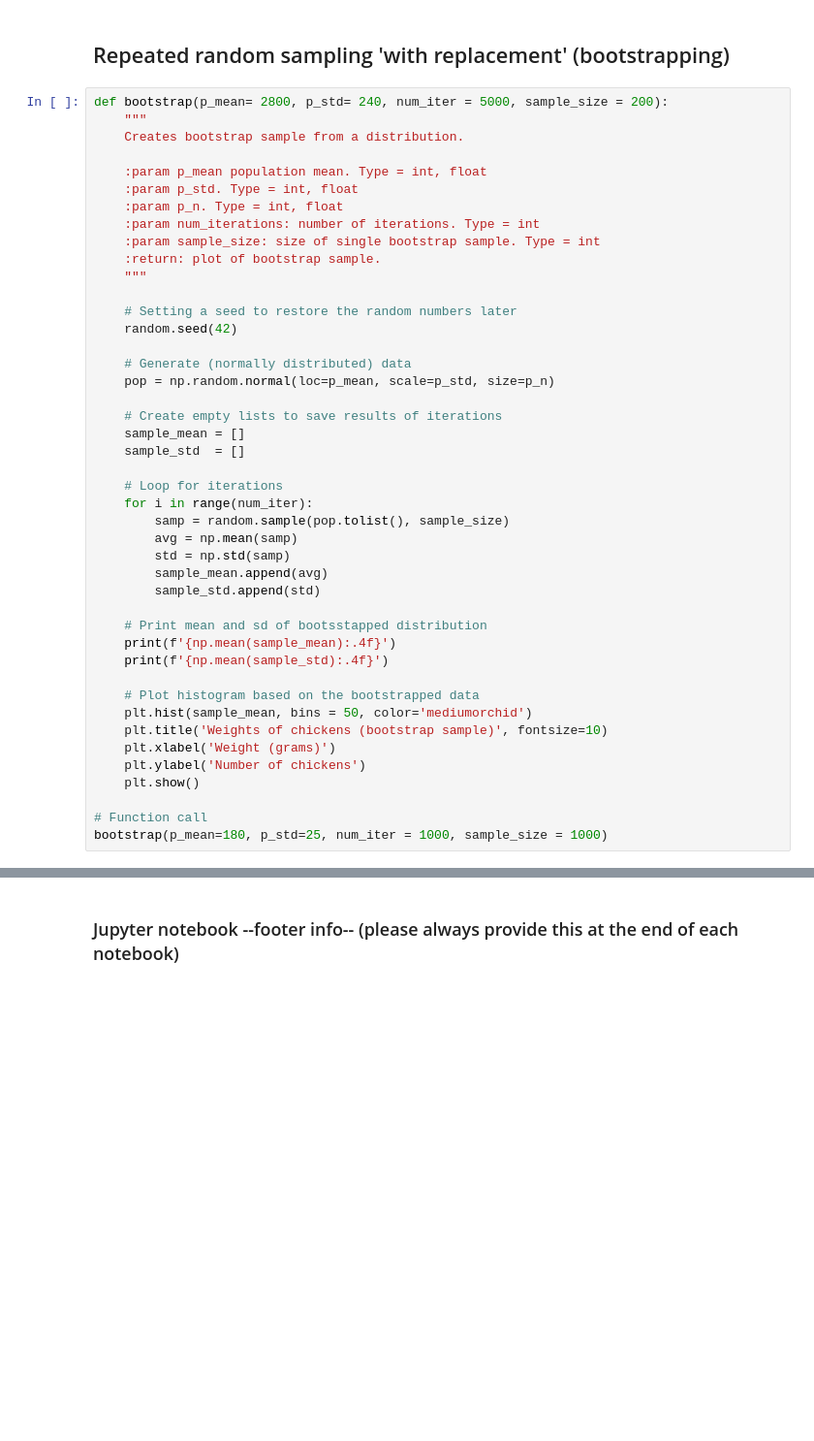
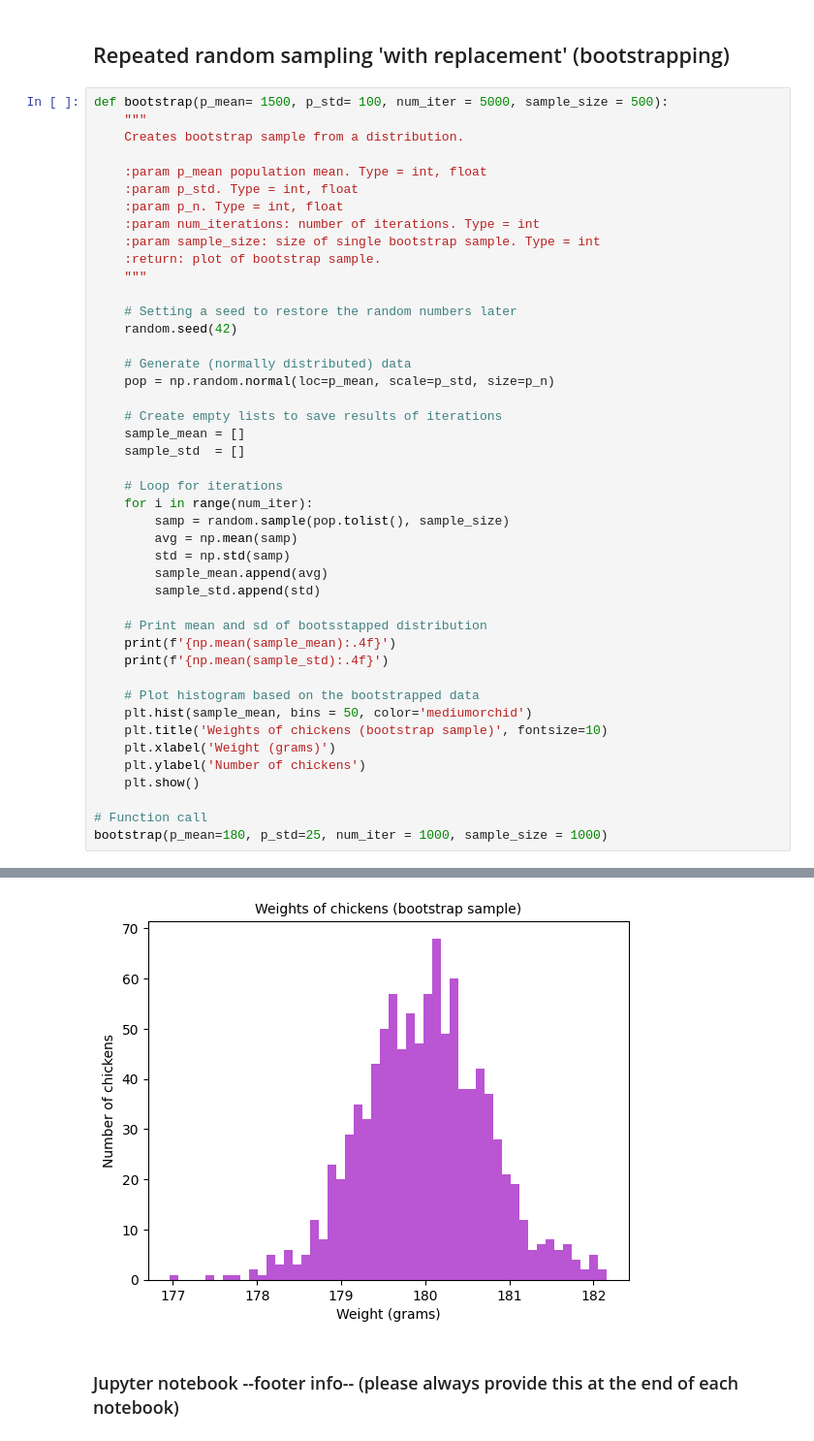
Before and after one commit to xIves/scientific_programming, a Jupyter notebook: Week_07/exercises/population_and_samples.ipynb, the cells around one changed output, grey strips where cells are left out. Shown at 97% size. Saved outputs shown, nothing was run; the diff lists cells and outputs as text; blank space fills up the shorter version.

```diff
--- a/Week_07/exercises/population_and_samples.ipynb
+++ b/Week_07/exercises/population_and_samples.ipynb
@@ -65,7 +76,7 @@ plt.show()
 # %% [markdown]
 ## Repeated random sampling 'with replacement' (bootstrapping)
 # %%
-def bootstrap(p_mean= 2800, p_std= 240, num_iter = 5000, sample_size = 200):
+def bootstrap(p_mean= 1500, p_std= 100, num_iter = 5000, sample_size = 500):
     """
     Creates bootstrap sample from a distribution.
 
@@ -108,3 +119,4 @@ def bootstrap(p_mean= 2800, p_std= 240, num_iter = 5000, sample_size = 200):
 
 # Function call
 bootstrap(p_mean=180, p_std=25, num_iter = 1000, sample_size = 1000)
+# %% [output]
@@ -111,3 +125,4 @@ bootstrap(p_mean=180, p_std=25, num_iter = 1000, sample_size = 1000)
+[figure, added]
 # %% [markdown]
 ### Jupyter notebook --footer info-- (please always provide this at the end of each notebook)
 # %%
```
Also changed, not shown: parts of 5 cells of this notebook, 14 other files.
